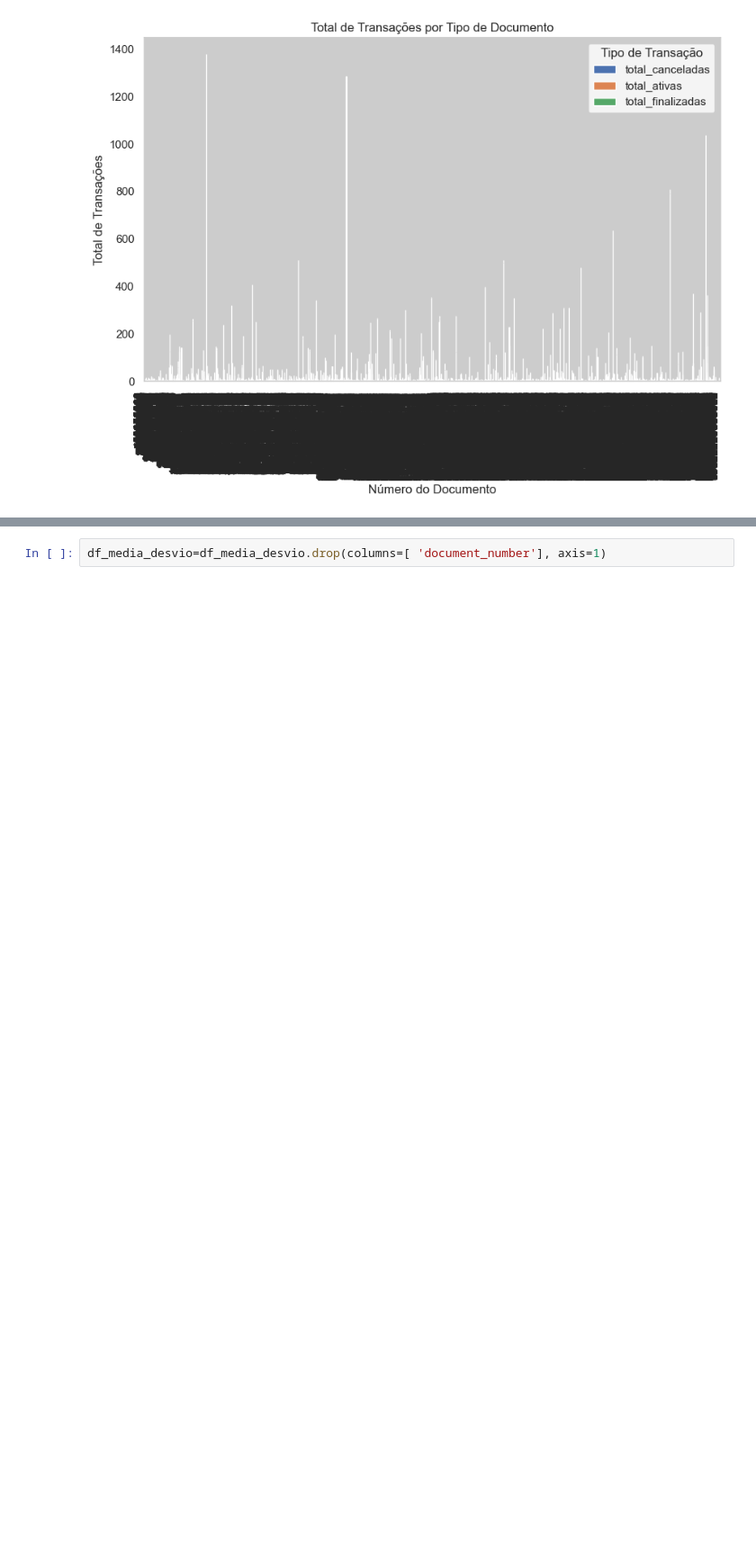
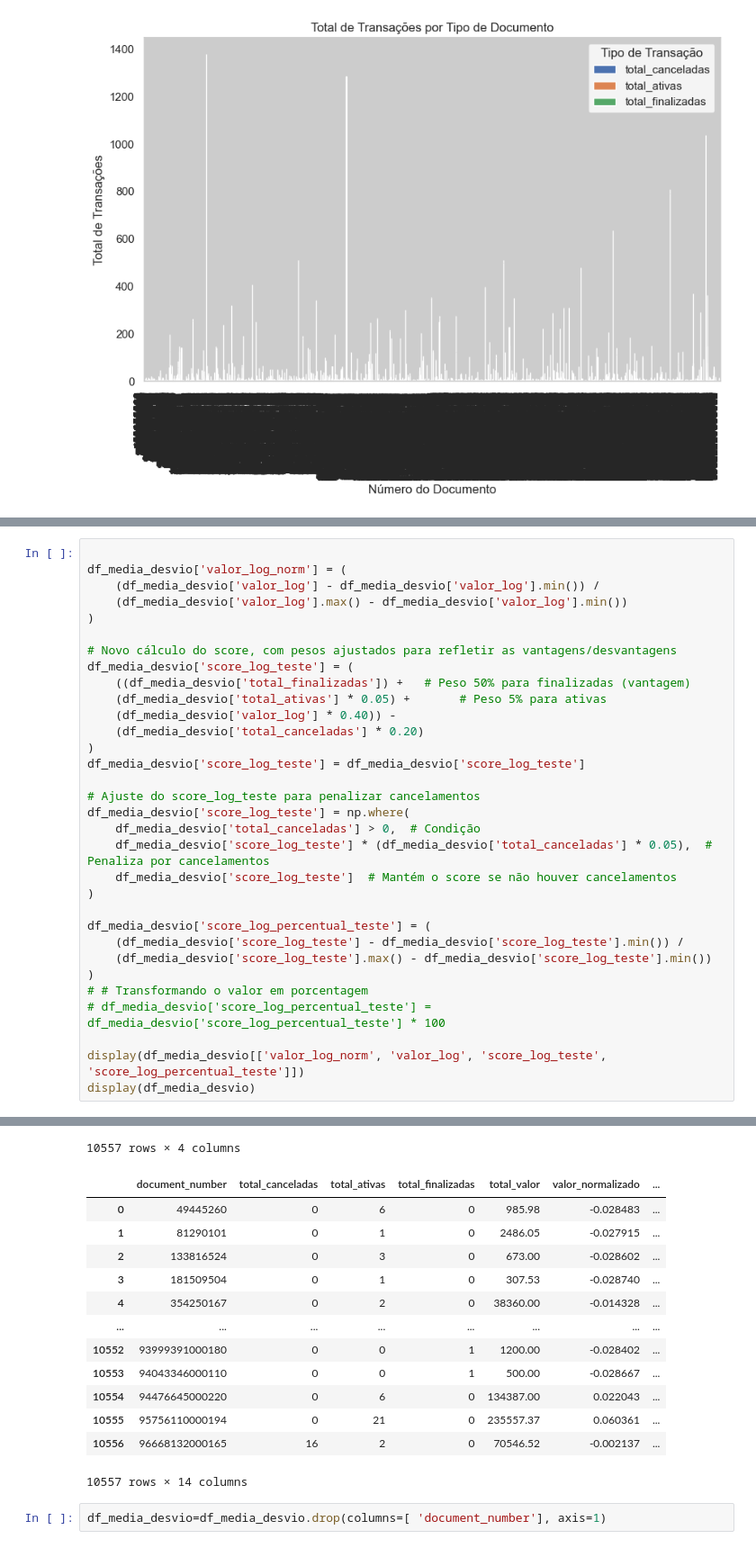
Before and after one commit to B1nary-Devs/SPC-IA2, a Jupyter notebook: src/Score/modelo_score.ipynb, the cells around one changed output, grey strips where cells are left out. Shown: that part at 90% size. Saved outputs shown, nothing was run; the diff lists cells and outputs as text; blank space fills up the shorter version.

Commit message:
fix - SPC-51 montagem e treinamento de novos modelos

```diff
--- a/src/Score/modelo_score.ipynb
+++ b/src/Score/modelo_score.ipynb
@@ -364,0 +501,33 @@ display(df_media_desvio)
+# %%
+
+df_media_desvio['valor_log_norm'] = (
+    (df_media_desvio['valor_log'] - df_media_desvio['valor_log'].min()) /
+    (df_media_desvio['valor_log'].max() - df_media_desvio['valor_log'].min())
+)
+
+# Novo cálculo do score, com pesos ajustados para refletir as vantagens/desvantagens
+df_media_desvio['score_log_teste'] = (
+    ((df_media_desvio['total_finalizadas']) +   # Peso 50% para finalizadas (vantagem)
+    (df_media_desvio['total_ativas'] * 0.05) +       # Peso 5% para ativas
+    (df_media_desvio['valor_log'] * 0.40)) -
+    (df_media_desvio['total_canceladas'] * 0.20)
+)
+df_media_desvio['score_log_teste'] = df_media_desvio['score_log_teste']
+
+# Ajuste do score_log_teste para penalizar cancelamentos
+df_media_desvio['score_log_teste'] = np.where(
+    df_media_desvio['total_canceladas'] > 0,  # Condição
+    df_media_desvio['score_log_teste'] * (df_media_desvio['total_canceladas'] * 0.05),  # Penaliza por cancelamentos
+    df_media_desvio['score_log_teste']  # Mantém o score se não houver cancelamentos
+)
+
+df_media_desvio['score_log_percentual_teste'] = (
+    (df_media_desvio['score_log_teste'] - df_media_desvio['score_log_teste'].min()) /
+    (df_media_desvio['score_log_teste'].max() - df_media_desvio['score_log_teste'].min())
+)
+# # Transformando o valor em porcentagem
+# df_media_desvio['score_log_percentual_teste'] = df_media_desvio['score_log_percentual_teste'] * 100
+
+display(df_media_desvio[['valor_log_norm', 'valor_log', 'score_log_teste', 'score_log_percentual_teste']])
+display(df_media_desvio)
+# %% [output]
@@ -365,3 +546,17 @@ display(df_media_desvio)
+10557 rows × 4 columns
+|  | document_number | total_canceladas | total_ativas | total_finalizadas | total_valor | valor_normalizado | ... |
+| 0 | 49445260 | 0 | 6 | 0 | 985.98 | -0.028483 | ... |
+| 1 | 81290101 | 0 | 1 | 0 | 2486.05 | -0.027915 | ... |
+| 2 | 133816524 | 0 | 3 | 0 | 673.00 | -0.028602 | ... |
+| 3 | 181509504 | 0 | 1 | 0 | 307.53 | -0.028740 | ... |
+| 4 | 354250167 | 0 | 2 | 0 | 38360.00 | -0.014328 | ... |
+| ... | ... | ... | ... | ... | ... | ... | ... |
+| 10552 | 93999391000180 | 0 | 0 | 1 | 1200.00 | -0.028402 | ... |
+| 10553 | 94043346000110 | 0 | 0 | 1 | 500.00 | -0.028667 | ... |
+| 10554 | 94476645000220 | 0 | 6 | 0 | 134387.00 | 0.022043 | ... |
+| 10555 | 95756110000194 | 0 | 21 | 0 | 235557.37 | 0.060361 | ... |
+| 10556 | 96668132000165 | 16 | 2 | 0 | 70546.52 | -0.002137 | ... |
+10557 rows × 14 columns
 # %%
 df_media_desvio=df_media_desvio.drop(columns=[ 'document_number'], axis=1)
 # %%
```
Also changed, not shown: parts of 14 cells of this notebook.
